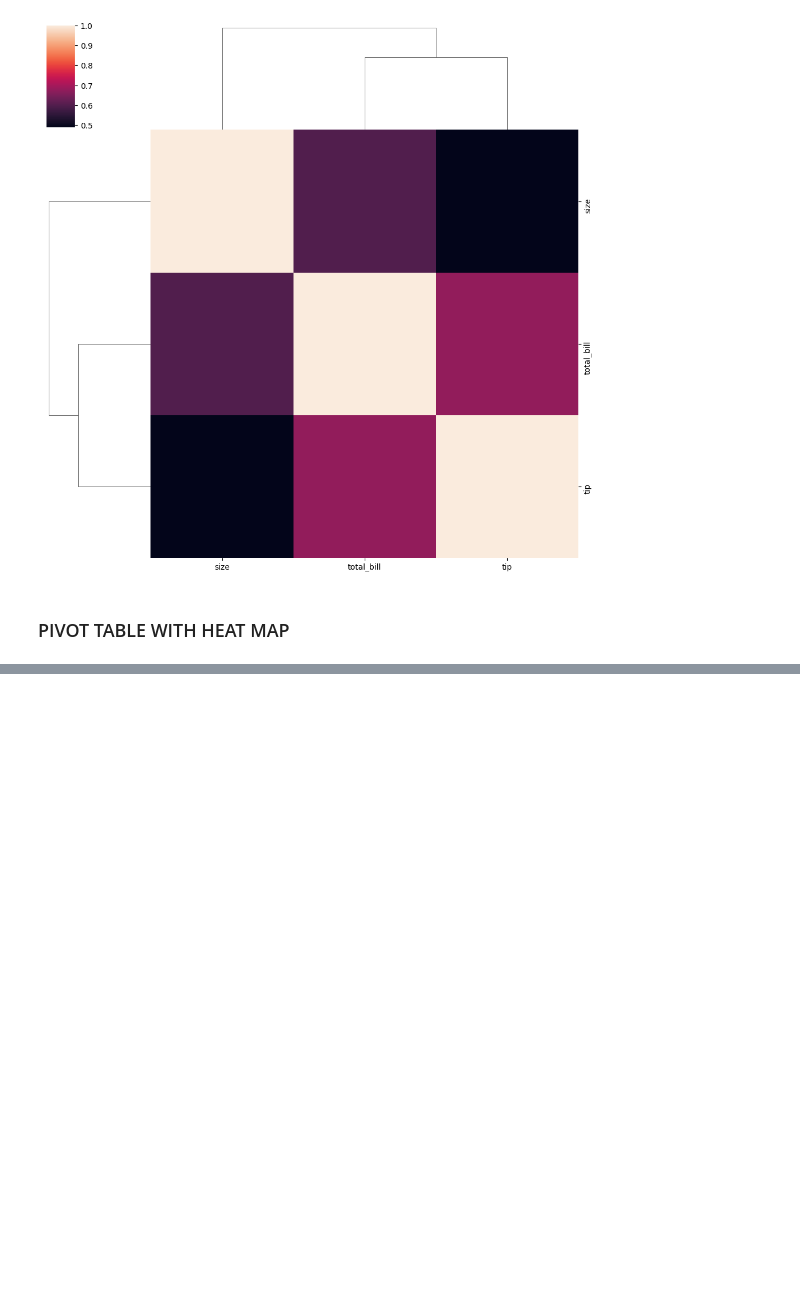
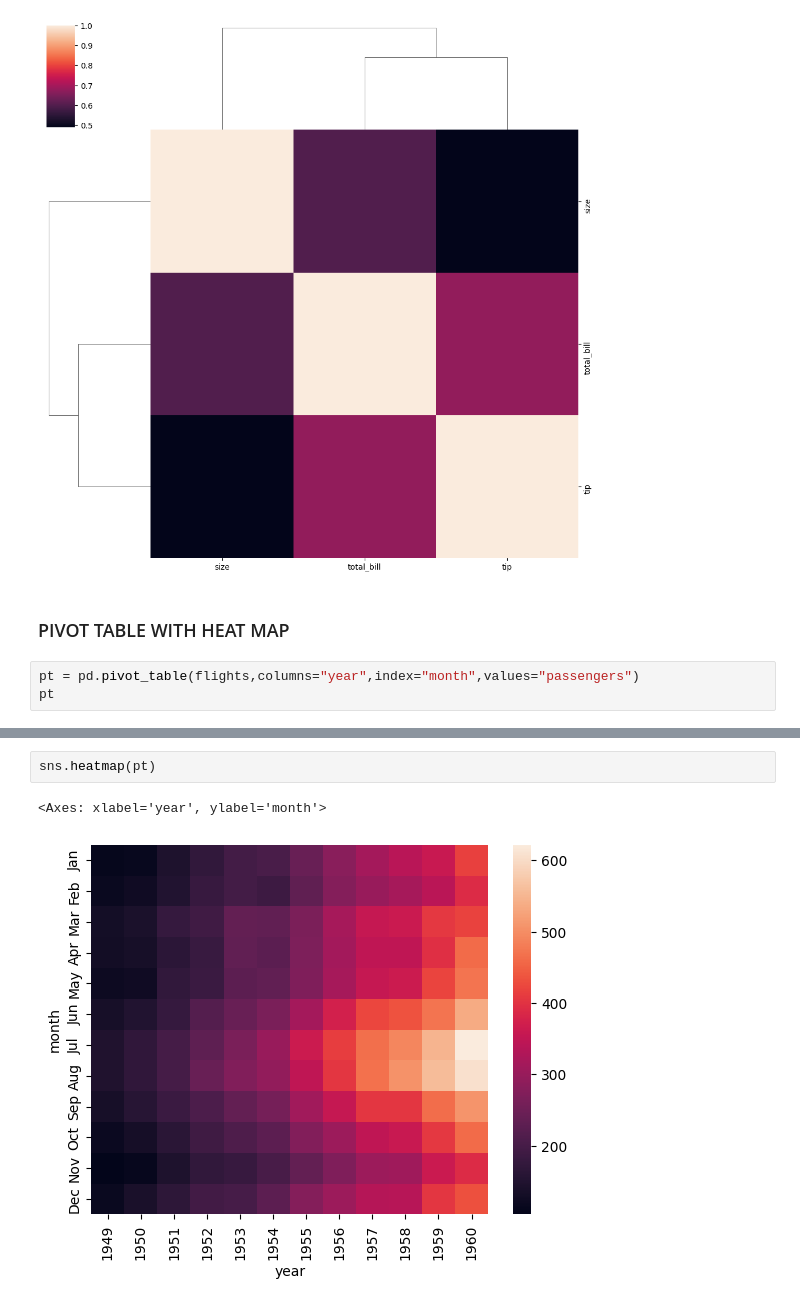
Before and after one commit to mayankmokta2003/Matplotlib_basics, a Jupyter notebook: matrixplot.ipynb, the cells around one changed output, grey strips where cells are left out. Drawn from its saved outputs; the diff is of its cells as text; blank space fills up the shorter version.

```diff
--- a/matrixplot.ipynb
+++ b/matrixplot.ipynb
@@ -83,3 +83,6 @@ sns.clustermap(tipscorr.corr())
 [figure]
 # %% [markdown]
 ### PIVOT TABLE WITH HEAT MAP
+# %%
+pt = pd.pivot_table(flights,columns="year",index="month",values="passengers")
+pt
@@ -85,0 +104,5 @@ sns.clustermap(tipscorr.corr())
+# %%
+sns.heatmap(pt)
+# %% [output]
+<Axes: xlabel='year', ylabel='month'>
+[figure, added]
```
Also changed, not shown: parts of 1 cell of this notebook.
